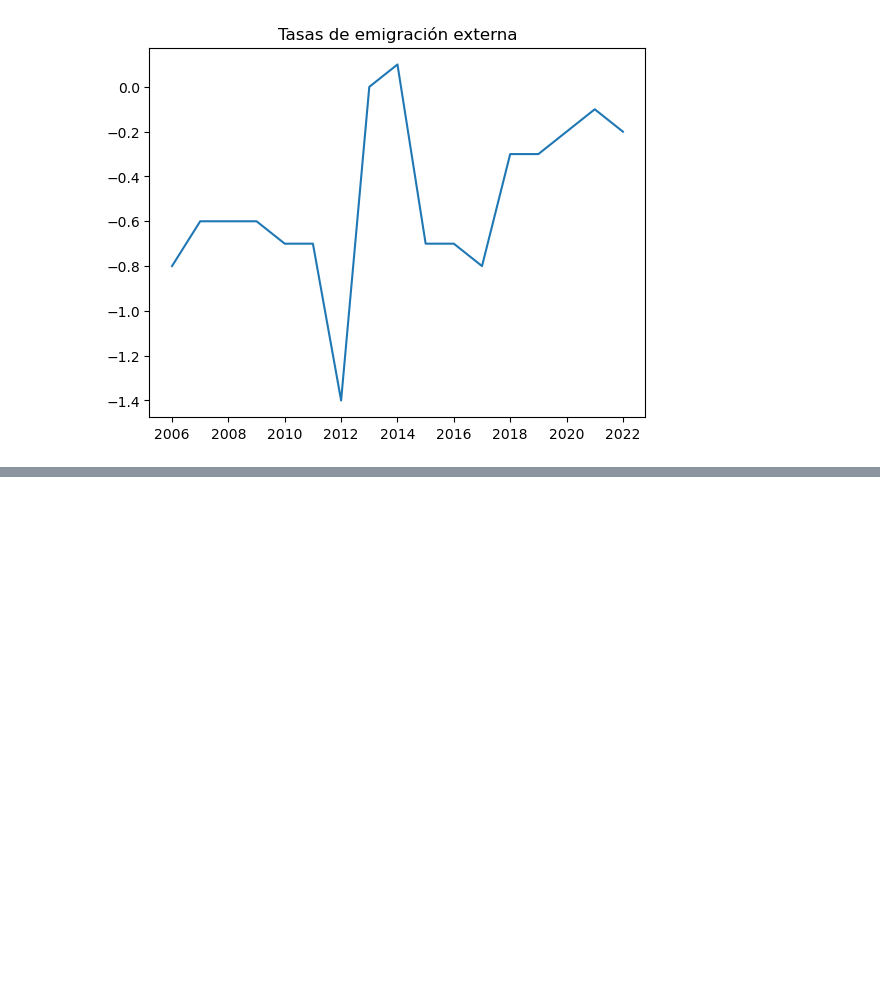
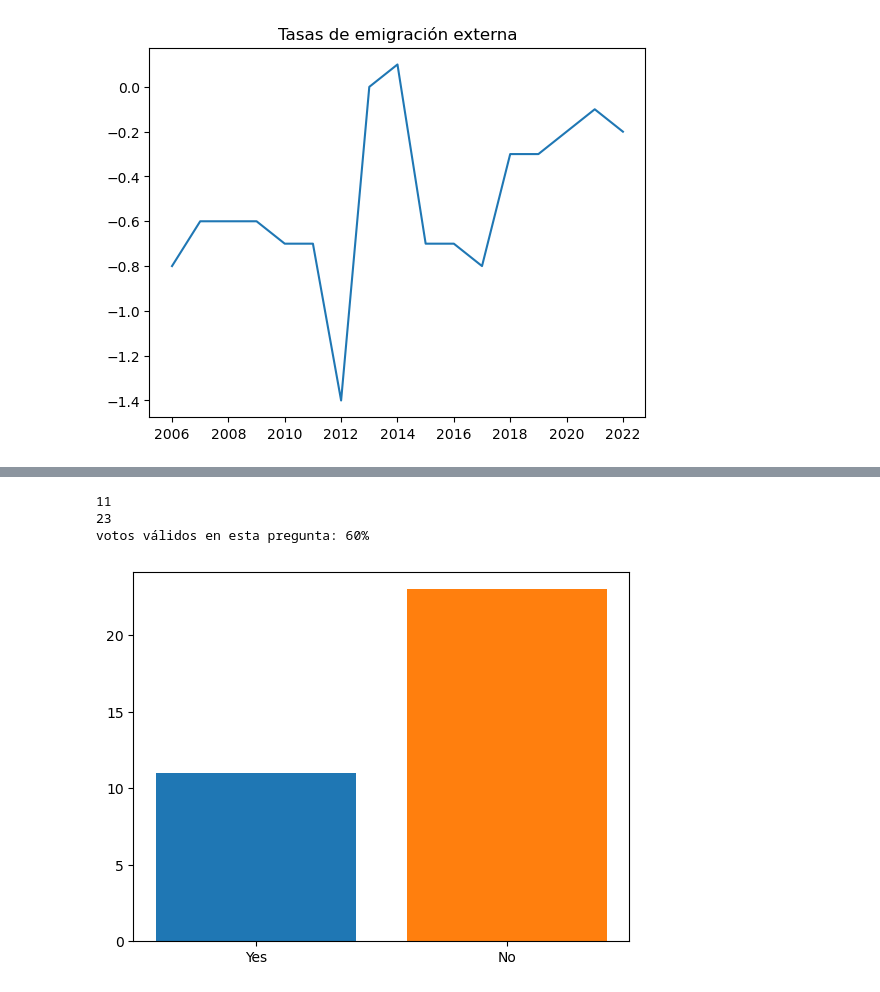
Before and after one commit to ALbertE03/ALbertICD, a Jupyter notebook: ICD final project/ICD.ipynb, the cells around one changed output, grey strips where cells are left out. Cells and saved outputs as stored; diff of their text form; code cells hidden in the pictures; blank space fills up the shorter version.

```diff
--- a/ICD final project/ICD.ipynb
+++ b/ICD final project/ICD.ipynb
@@ -398,0 +363,18 @@ en las tablas del 2009 y el 2017 del documento "3.20-movimiento-migratorio-inter
+# %%
+#se saca la columna de la pregunta de retornar a su provincia y se ingnora todos los qué no votaron (NaN)
+s = csv['¿Tiene la intención de retornar a su provincia una vez que haya concluido sus estudios? Si es de La Habana, puede ignorar esta pregunta.'].dropna()
+#crear una lista para los "si" y los "NO"
+listaSi = [x for x in s if x == "Yes"]
+listaNo = [x for x in s if x == "No"]
+print(len(listaSi))
+print(len(listaNo))
+total_si_no=len(listaSi)+len(listaNo)
+print(f"votos válidos en esta pregunta: {round((total_si_no/57)*100)}%")
+plt.bar("Yes",len(listaSi))
+plt.bar("No",len(listaNo))
+plt.show()
+# %% [output]
+11
+23
+votos válidos en esta pregunta: 60%
+[figure, added]
```
Also changed, not shown: parts of 11 cells of this notebook, 2 other files.
